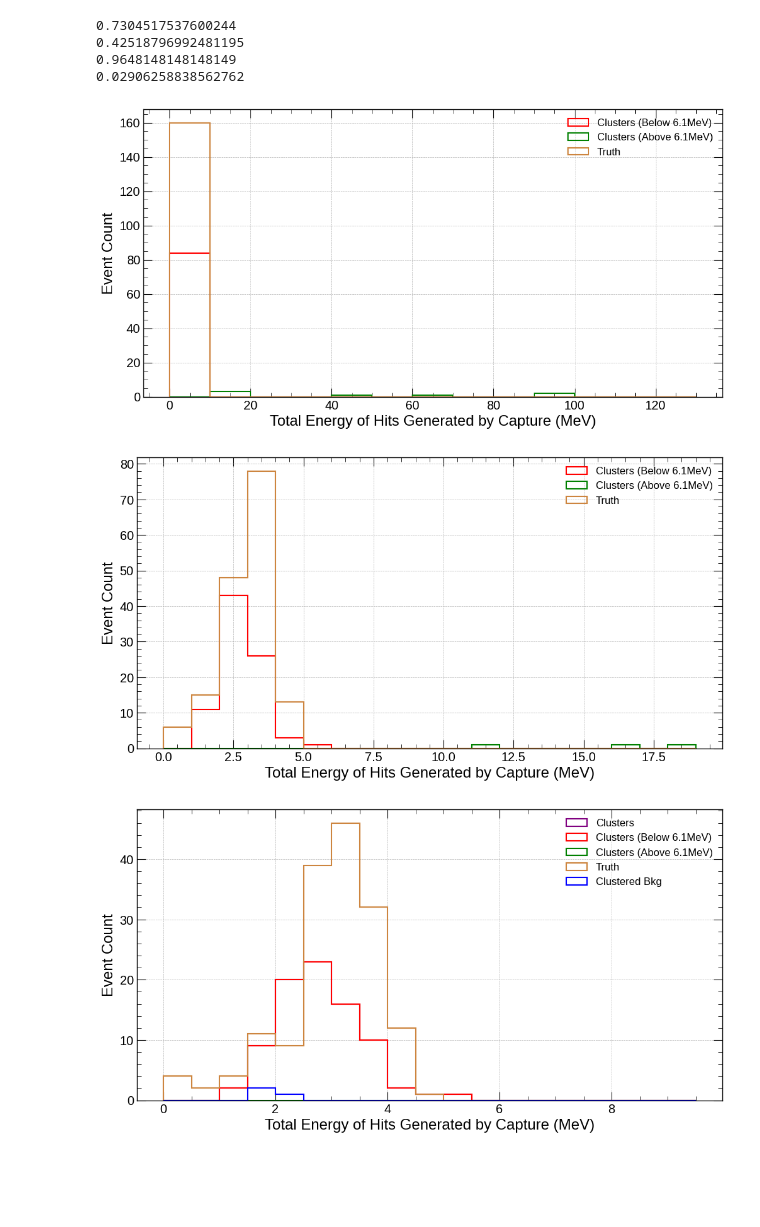
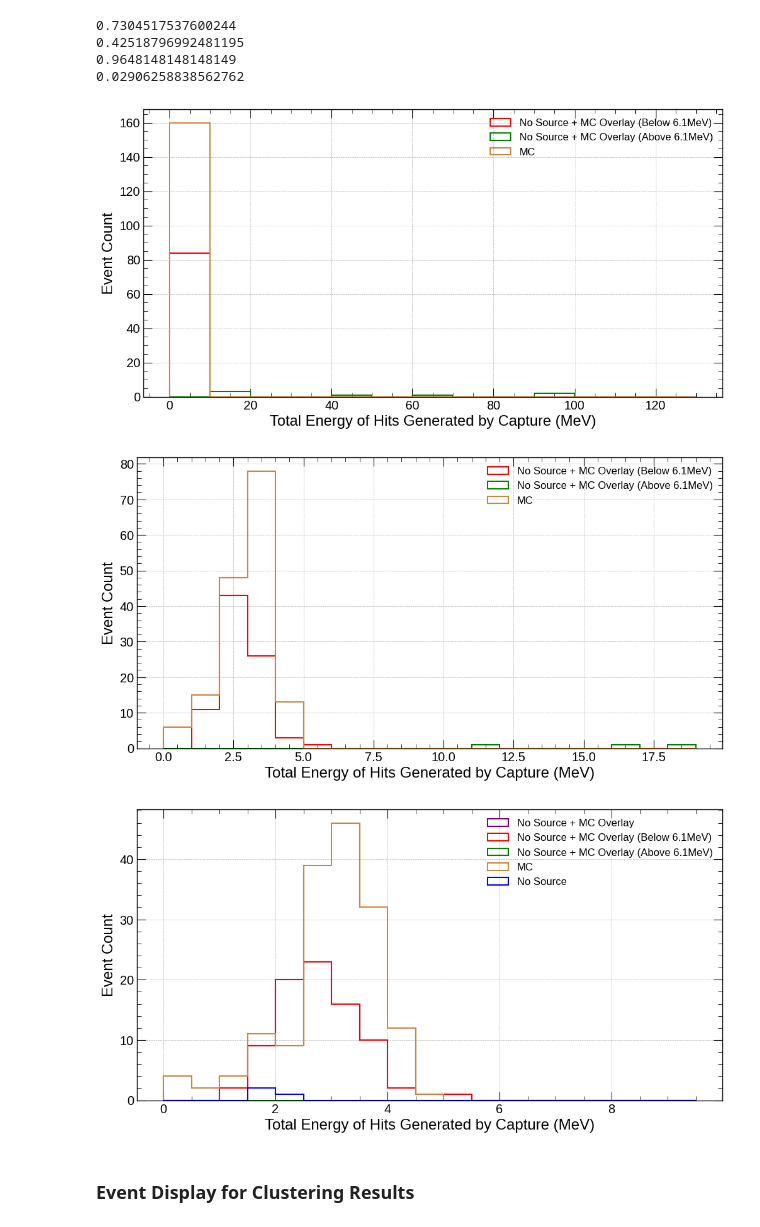
Before and after one commit to lmlepin9/2x2_neutron_sources, a Jupyter notebook: AmBe/charge/Hit_Clustering.ipynb, the cells around one changed output. Cells and saved outputs as stored; diff of their text form; code cells hidden in the pictures; blank space fills up the shorter version.

```diff
--- a/AmBe/charge/Hit_Clustering.ipynb
+++ b/AmBe/charge/Hit_Clustering.ipynb
@@ -708,53 +708,55 @@ print(pur_exc)
 
 plt.figure(figsize=(12, 6))
 
-plt.hist(Ecut, color='red', histtype='step', bins=np.arange(0,140,10), label='Clusters (Below 6.1MeV)')
-plt.hist(Eexc, color='green', histtype='step', bins=np.arange(0,140,10), label='Clusters (Above 6.1MeV)')
-plt.hist(E_truth, color='peru', histtype='step', bins=np.arange(0,140,10), label='Truth')
-#plt.hist(E_cluster_bkg, color='blue', histtype='step', bins=np.arange(0,140,10), label='Clustered Bkg')
-#plt.hist(E_cluster, color='purple', histtype='step', bins=np.arange(0,140,10), label='Clusters')
+plt.hist(Ecut, color='red', histtype='step', bins=np.arange(0,140,10), label='No Source + MC Overlay (Below 6.1MeV)')
+plt.hist(Eexc, color='green', histtype='step', bins=np.arange(0,140,10), label='No Source + MC Overlay (Above 6.1MeV)')
+plt.hist(E_truth, color='peru', histtype='step', bins=np.arange(0,140,10), label='MC')
+#plt.hist(E_cluster_bkg, color='blue', histtype='step', bins=np.arange(0,140,10), label='No Source')
+#plt.hist(E_cluster, color='purple', histtype='step', bins=np.arange(0,140,10), label='No Source + MC Overlay')
 
 plt.xlabel('Total Energy of Hits Generated by Capture (MeV)')
 plt.ylabel('Event Count')
 plt.grid(True)
 #plt.yscale('log')
 #plt.ylim((0,10))
 plt.legend()
 plt.show()
 
 # Inspect the cut
 plt.figure(figsize=(12, 6))
 
-plt.hist(Ecut, color='red', histtype='step', bins=np.arange(0,20,1), label='Clusters (Below 6.1MeV)')
-plt.hist(Eexc, color='green', histtype='step', bins=np.arange(0,20,1), label='Clusters (Above 6.1MeV)')
-plt.hist(E_truth, color='peru', histtype='step', bins=np.arange(0,20,1), label='Truth')
-#plt.hist(E_cluster_bkg, color='blue', histtype='step', bins=np.arange(0,20,1), label='Clustered Bkg')
-#plt.hist(E_cluster, color='purple', histtype='step', bins=np.arange(0,20,1), label='Clusters')
+plt.hist(Ecut, color='red', histtype='step', bins=np.arange(0,20,1), label='No Source + MC Overlay (Below 6.1MeV)')
+plt.hist(Eexc, color='green', histtype='step', bins=np.arange(0,20,1), label='No Source + MC Overlay (Above 6.1MeV)')
+plt.hist(E_truth, color='peru', histtype='step', bins=np.arange(0,20,1), label='MC')
+#plt.hist(E_cluster_bkg, color='blue', histtype='step', bins=np.arange(0,20,1), label='No Source')
+#plt.hist(E_cluster, color='purple', histtype='step', bins=np.arange(0,20,1), label='No Source + MC Overlay')
 
 plt.xlabel('Total Energy of Hits Generated by Capture (MeV)')
 plt.ylabel('Event Count')
 plt.grid(True)
 #plt.yscale('log')
 #plt.ylim((0,10))
 plt.legend()
 plt.show()
 
 plt.figure(figsize=(12, 6))
 
-plt.hist(E_cluster, color='purple', histtype='step', bins=np.arange(0,10,0.5), label='Clusters')
-plt.hist(Ecut, color='red', histtype='step', bins=np.arange(0,10,0.5), label='Clusters (Below 6.1MeV)')
-plt.hist(Eexc, color='green', histtype='step', bins=np.arange(0,10,0.5), label='Clusters (Above 6.1MeV)')
-plt.hist(E_truth, color='peru', histtype='step', bins=np.arange(0,10,0.5), label='Truth')
-plt.hist(E_cluster_bkg, color='blue', histtype='step', bins=np.arange(0,10,0.5), label='Clustered Bkg')
+plt.hist(E_cluster, color='purple', histtype='step', bins=np.arange(0,10,0.5), label='No Source + MC Overlay')
+plt.hist(Ecut, color='red', histtype='step', bins=np.arange(0,10,0.5), label='No Source + MC Overlay (Below 6.1MeV)')
+plt.hist(Eexc, color='green', histtype='step', bins=np.arange(0,10,0.5), label='No Source + MC Overlay (Above 6.1MeV)')
+plt.hist(E_truth, color='peru', histtype='step', bins=np.arange(0,10,0.5), label='MC')
+plt.hist(E_cluster_bkg, color='blue', histtype='step', bins=np.arange(0,10,0.5), label='No Source')
 
 plt.xlabel('Total Energy of Hits Generated by Capture (MeV)')
 plt.ylabel('Event Count')
 plt.grid(True)
 #plt.yscale('log')
 #plt.ylim((0,10))
 plt.legend()
 plt.show()
 # %% [output]
-[figure, old version]
+[figure, new version]
-[figure, old version]
+[figure, new version]
-[figure, old version]
+[figure, new version]
+# %% [markdown]
+### Event Display for Clustering Results
```
Also changed, not shown: parts of 28 cells of this notebook, 2 other files.
